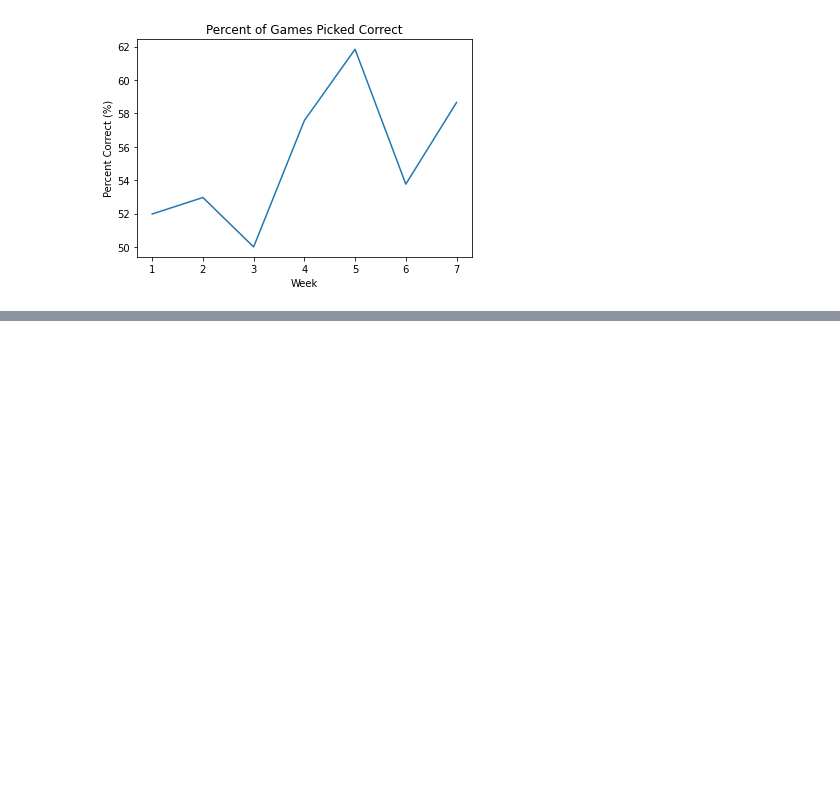
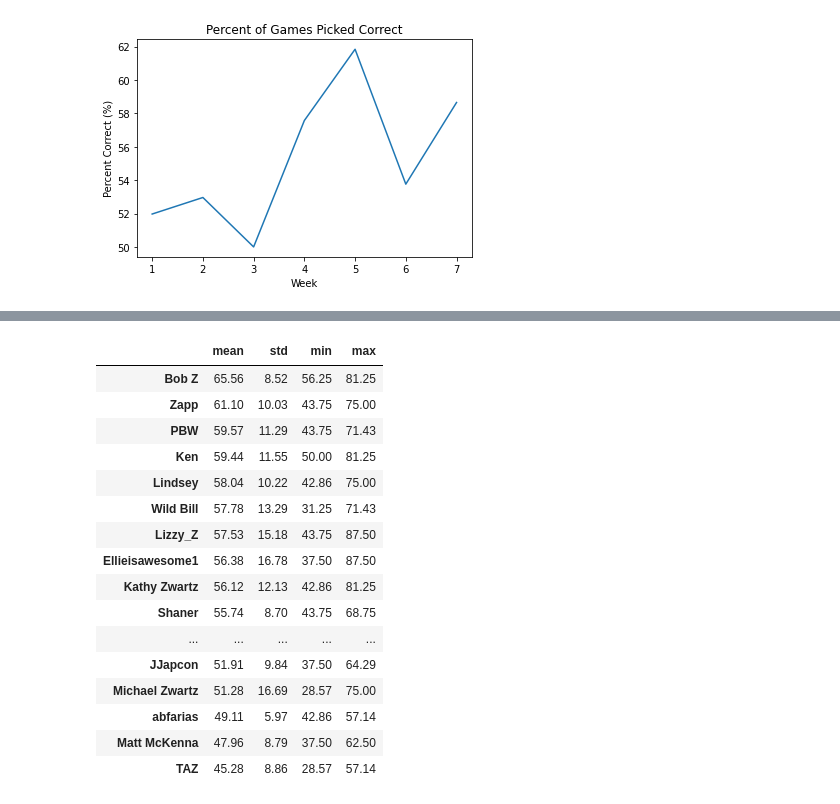
Before and after one commit to michaelzwartz/Confidence-pool, a Jupyter notebook: pool_notebook.ipynb, the cells around one changed output, grey strips where cells are left out. Saved outputs shown, nothing was run; the diff lists cells and outputs as text; code cells hidden in the pictures; blank space fills up the shorter version.

```diff
--- a/pool_notebook.ipynb
+++ b/pool_notebook.ipynb
@@ -171,4 +169,6 @@ weekly_totals = pd.concat([weekly_totals, week3_stats.rename(columns={"Score": "
 weekly_totals = pd.concat([weekly_totals, week4_stats.rename(columns={"Score": "Week 4 Score", "Game Count": "Week 4 Game Count"})], axis=1)
 weekly_totals = pd.concat([weekly_totals, week5_stats.rename(columns={"Score": "Week 5 Score", "Game Count": "Week 5 Game Count"})], axis=1)
 weekly_totals = pd.concat([weekly_totals, week6_stats.rename(columns={"Score": "Week 6 Score", "Game Count": "Week 6 Game Count"})], axis=1)
-weekly_totals
+weekly_totals = pd.concat([weekly_totals, week7_stats.rename(columns={"Score": "Week 7 Score", "Game Count": "Week 7 Game Count"})], axis=1)
+
+weekly_totals.head()
@@ -177,0 +184,25 @@ weekly_totals
+# %%
+#find individual weekly statistics: avg pick percent, median, std
+player_totals = pd.DataFrame()
+for player, row in weekly_totals.iterrows():
+    player_totals = player_totals.append(weekly_totals.loc[player]['Pick Percentage'].describe().apply("{0:.2f}".format))
+# %%
+player_totals[['mean', 'std', 'min', 'max']].sort_values(['mean'], ascending=False)
+# %% [output]
+|  | mean | std | min | max |
+| Bob Z | 65.56 | 8.52 | 56.25 | 81.25 |
+| Zapp | 61.10 | 10.03 | 43.75 | 75.00 |
+| PBW | 59.57 | 11.29 | 43.75 | 71.43 |
+| Ken | 59.44 | 11.55 | 50.00 | 81.25 |
+| Lindsey | 58.04 | 10.22 | 42.86 | 75.00 |
+| Wild Bill | 57.78 | 13.29 | 31.25 | 71.43 |
+| Lizzy_Z | 57.53 | 15.18 | 43.75 | 87.50 |
+| Ellieisawesome1 | 56.38 | 16.78 | 37.50 | 87.50 |
+| Kathy Zwartz | 56.12 | 12.13 | 42.86 | 81.25 |
+| Shaner | 55.74 | 8.70 | 43.75 | 68.75 |
+| ... | ... | ... | ... | ... |
+| JJapcon | 51.91 | 9.84 | 37.50 | 64.29 |
+| Michael Zwartz | 51.28 | 16.69 | 28.57 | 75.00 |
+| abfarias | 49.11 | 5.97 | 42.86 | 57.14 |
+| Matt McKenna | 47.96 | 8.79 | 37.50 | 62.50 |
+| TAZ | 45.28 | 8.86 | 28.57 | 57.14 |
```
Also changed, not shown: parts of 3 cells of this notebook.
